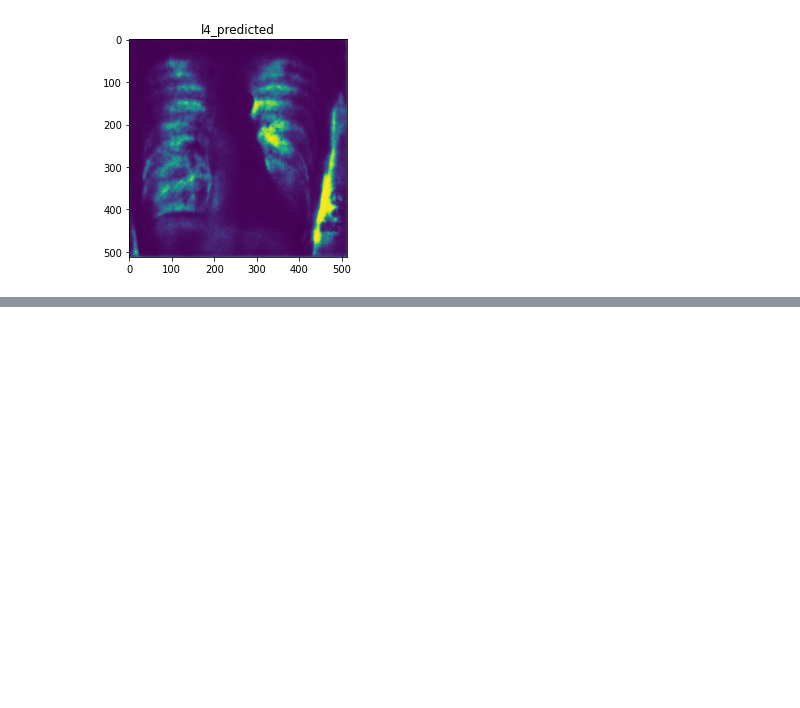
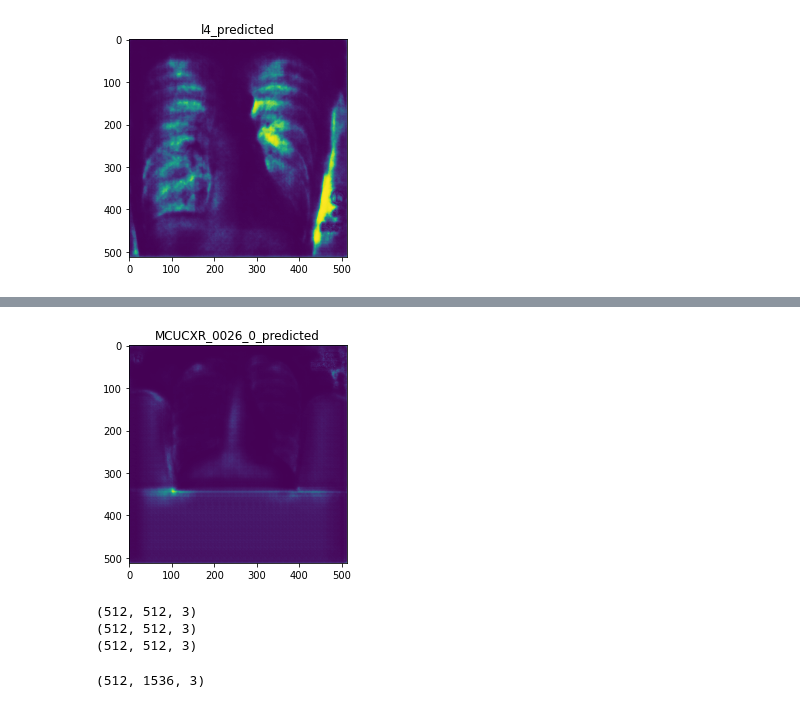
Before and after one commit to iteam1/Lung-segmentation-Unet, a Jupyter notebook: notebook.ipynb, the cells around one changed output, grey strips where cells are left out. Cells and saved outputs as stored; diff of their text form; code cells hidden in the pictures; blank space fills up the shorter version.

```diff
--- a/notebook.ipynb
+++ b/notebook.ipynb
@@ -481,0 +558,2 @@ predict_img('/content/l4.jpg',model)
+# %%
+f_loss = tf.keras.losses.BinaryCrossentropy()
@@ -481,0 +564,30 @@ predict_img('/content/l4.jpg',model)
+# %%
+model = tf.keras.mobdels.load_model('/content/content/MyDrive/model_lung_unet1.h5')
+# %%
+def predict_img(path,model,savedir = './predictions/',show = True,savefig = True):
+  img_pred = train.read_image(path)
+  img_name = path.split('/')[-1]
+  img_name = img_name.split('.')[0]
+  img_name = img_name + '_predicted'
+  y_pred = model.predict(tf.expand_dims(img_pred,axis =0))
+  if show:
+    plt.title(img_name)
+    plt.imshow(y_pred[0][:,:,0])
+    # there is no image to save if you don't show anything
+    if savefig:
+      plt.savefig(savedir + img_name + '.png')
+  return y_pred
+# %%
+def slow_evaluate(x,y1,y2,model,path = './results/',savefig = True):
+  f_loss = tf.keras.losses.BinaryCrossentropy() # Loss function
+  losses = []
+  for i in tqdm(range(len(x))):
+    # Predicting the mask
+    y_pred = predict_img(x[i],model,savedir = path,savefig = savefig)
+    ground_truth = train.read_mask(y1[i],y2[i])
+    losses.append(f_loss(ground_truth,y_pred[0]).numpy()) # storage loss value of this image
+  print(f"Evaluated Mean loss: {np.mean(losses)}")
+  return np.mean(losses)
+# %%
+loss = slow_evaluate(x_valid,y1_valid,y2_valid,model)
+# %% [output]
@@ -481,0 +595,17 @@ predict_img('/content/l4.jpg',model)
+[figure, added]
+# %%
+x = train.read_image('/content/MCUCXR_0001_0.png')
+y1 = train.read_image('/content/MCUCXR_0001_0_left_mask.png')
+y2 = train.read_image('/content/MCUCXR_0001_0_right_mask.png')
+print(x.shape)
+print(y1.shape)
+print(y2.shape)
+# %% [output]
+(512, 512, 3)
+(512, 512, 3)
+(512, 512, 3)
+# %%
+full = np.hstack([x,y1,y2])
+print(full.shape)
+# %% [output]
+(512, 1536, 3)
```
Also changed, not shown: parts of 15 cells of this notebook, 3 other files.
